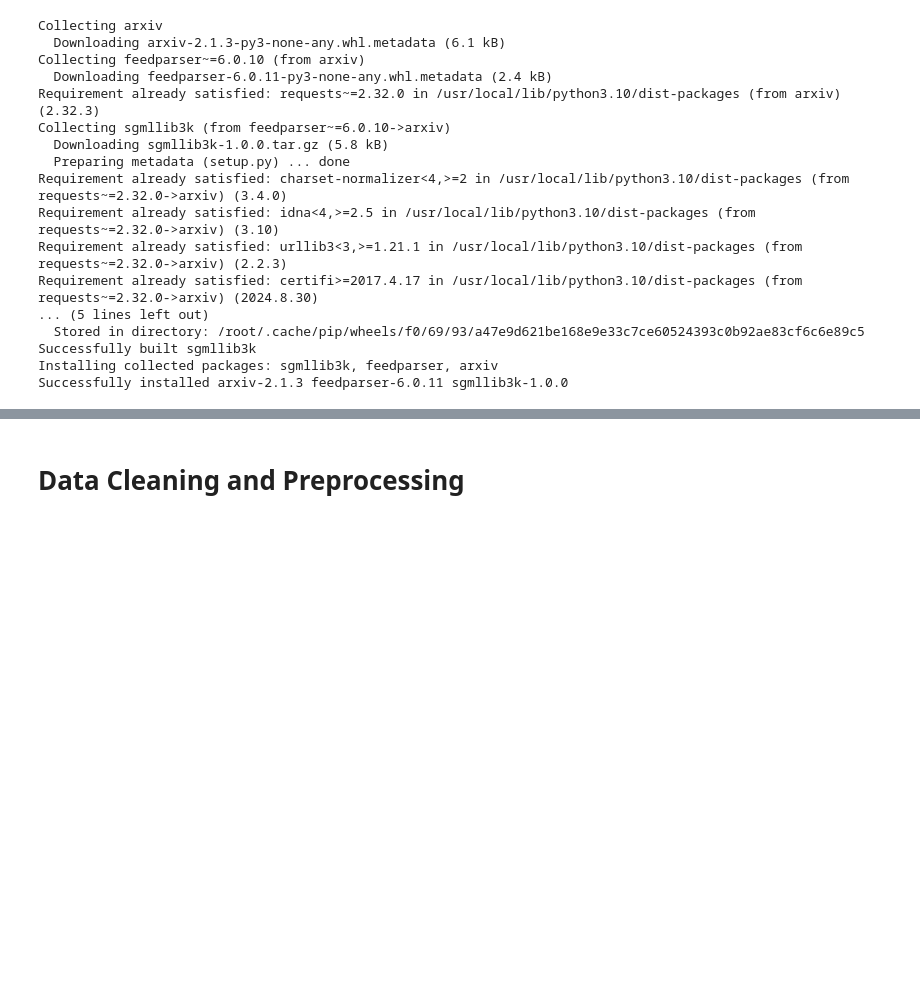
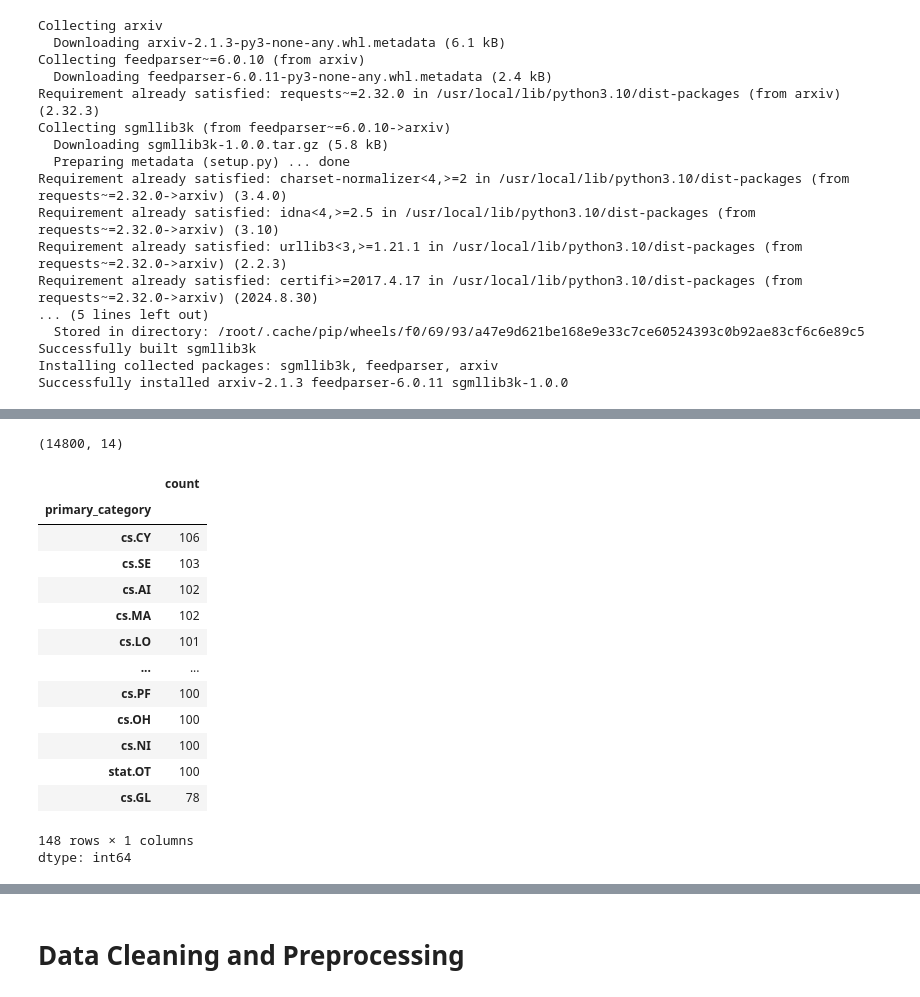
Before and after one commit to danielscabar/arxiv_text_classification, a Jupyter notebook: Arxiv_Text_Classification.ipynb, the cells around one changed output, grey strips where cells are left out. Cells and saved outputs as stored; diff of their text form; code cells hidden in the pictures; blank space fills up the shorter version.

Commit message:
Loading dados e definificação dataframe

```diff
--- a/Arxiv_Text_Classification.ipynb
+++ b/Arxiv_Text_Classification.ipynb
@@ -34,11 +197,17 @@ import arxiv
 # Construct the default API client.
 client = arxiv.Client()
 
-# Search for the 10 most recent articles matching the keyword "quantum."
-search = arxiv.Search(
-  query = "quantum",
-  max_results = 10,
-  sort_by = arxiv.SortCriterion.SubmittedDate
-)
+# Search for the 100 most relevent articles for each category mapped
+searches = {}
 
-results = client.results(search)
+for category in category_map:
+  searches[category_map[category]] = arxiv.Search(
+    query = 'cat:'+category,
+    max_results = 100,
+    sort_by = arxiv.SortCriterion.Relevance
+  )
+
+results = {}
+
+for search in searches:
+  results[search] = client.results(searches[search])
@@ -50,0 +214,6 @@ classes_names = ['cs', 'eco', 'eese', 'math', 'phy','bio', 'fin','stats']
+# %%
+ls = []
+for result in results:
+  for paper in results[result]:
+    ls.append(paper)
+ls
@@ -50,0 +238,2 @@ classes_names = ['cs', 'eco', 'eese', 'math', 'phy','bio', 'fin','stats']
+# %%
+df = pd.DataFrame([vars(paper) for paper in ls])
@@ -50,0 +249,22 @@ classes_names = ['cs', 'eco', 'eese', 'math', 'phy','bio', 'fin','stats']
+# %%
+df.shape
+# %% [output]
+(14800, 14)
+# %%
+df['primary_category'].value_counts()
+# %% [output]
+|  | count |
+| primary_category |  |
+| cs.CY | 106 |
+| cs.SE | 103 |
+| cs.AI | 102 |
+| cs.MA | 102 |
+| cs.LO | 101 |
+| ... | ... |
+| cs.PF | 100 |
+| cs.OH | 100 |
+| cs.NI | 100 |
+| stat.OT | 100 |
+| cs.GL | 78 |
+148 rows × 1 columns
+dtype: int64
```
Also changed, not shown: parts of 13 cells of this notebook.
